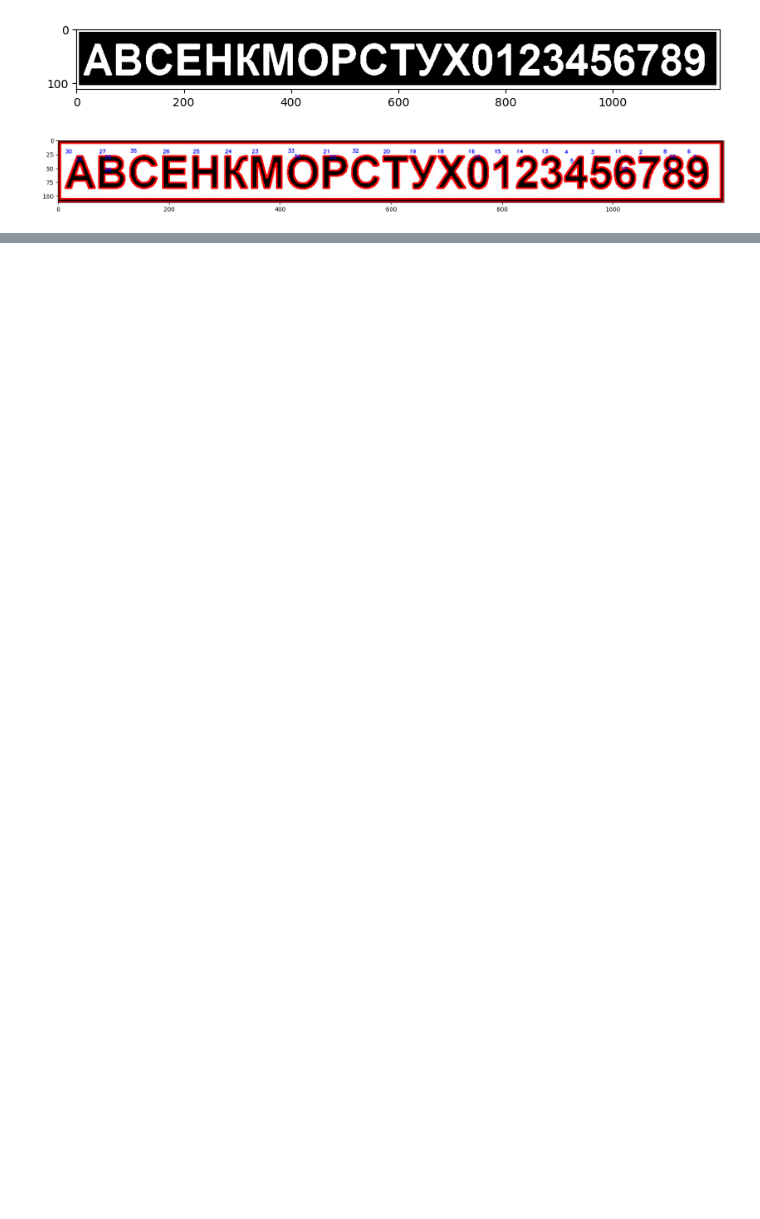
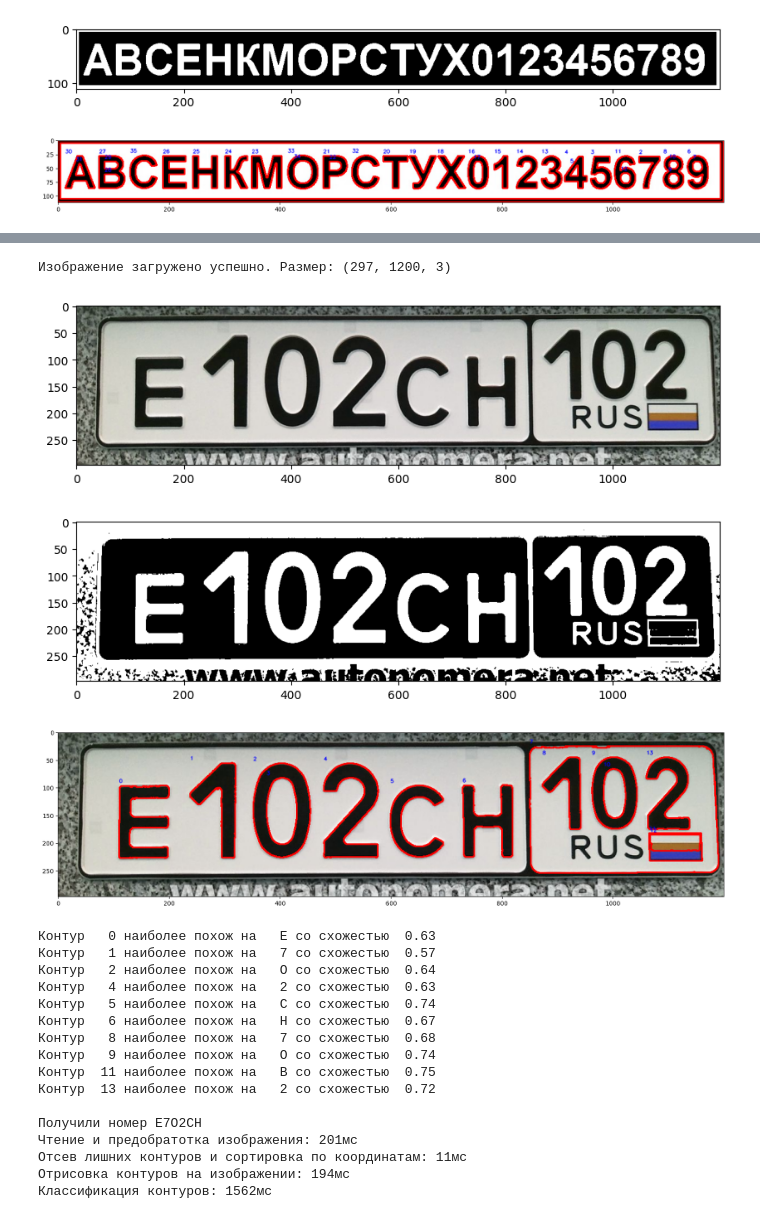
Before and after one commit to ZOaZOaZoa/MAODI, a Jupyter notebook: ЛР4/main.ipynb, the cells around one changed output, grey strips where cells are left out. Drawn from its saved outputs; the diff is of its cells as text; code cells hidden in the pictures; blank space fills up the shorter version.

```diff
--- a/ЛР4/main.ipynb
+++ b/ЛР4/main.ipynb
@@ -124,0 +236,4 @@ class Contour:
+# %%
+sample_contours = dict()
+for character, id in sample_contour_id.items():
+    sample_contours[character] = Contour(contours[id])
@@ -133,3 +281,69 @@ plt.show()
+# %%
+from time import perf_counter
+
+to_open = picture_files_path + 'n11.jpg'
+
+start_time = perf_counter()
+dict_img, dict_mask, contours, hierarchy = read_binarize(to_open, show_additional_steps=False)
+predobr_end_time = perf_counter()
+
+filtered_contours = []
+min_area = 1500
+max_perimeter = 2000
+for i, contour in enumerate(contours):
+    area = cv.contourArea(contour)
+    contour_length = Contour(contour).contour_length()
+    if area > min_area and contour_length < max_perimeter:
+        filtered_contours.append(contour)
+
+def first_point_x(item):
+    return item[0][0][0]
+
+filtered_contours = list(sorted(filtered_contours, key=first_point_x))
+
+contours_predobr_end_time = perf_counter()
+show_img_with_contours(dict_img, filtered_contours)
+contours_draw_end_time = perf_counter()
+
+number = ''
+for i, contour in enumerate(filtered_contours):
+    similarities = calc_similaritites(contour)
+    character, max_similarity = max(similarities.items(), key=lambda x: x[1])
+    if max_similarity < 0.5:
+        continue
+
+    if len(number) < 6:
+        number += character
+    print(f'Контур {i:>3} наиболее похож на {character:>3} со схожестью {max_similarity:>5.2f}')
+classify_end_time = perf_counter()
+
+
+print(f'\nПолучили номер {number}')
+print(f'Чтение и предобратотка изображения: {(predobr_end_time - start_time)*1000:.0f}мс')
+print(f'Отсев лишних контуров и сортировка по координатам: {(contours_predobr_end_time - predobr_end_time)*1000:.0f}мс')
+print(f'Отрисовка контуров на изображении: {(contours_draw_end_time - contours_predobr_end_time)*1000:.0f}мс')
+print(f'Классификация контуров: {(classify_end_time - contours_draw_end_time)*1000:.0f}мс')
+# %% [output]
+Изображение загружено успешно. Размер: (297, 1200, 3)
+[figure, added]
+[figure, added]
+[figure, added]
+Контур   0 наиболее похож на   E со схожестью  0.63
+Контур   1 наиболее похож на   7 со схожестью  0.57
+Контур   2 наиболее похож на   O со схожестью  0.64
+Контур   4 наиболее похож на   2 со схожестью  0.63
+Контур   5 наиболее похож на   C со схожестью  0.74
+Контур   6 наиболее похож на   H со схожестью  0.67
+Контур   8 наиболее похож на   7 со схожестью  0.68
+Контур   9 наиболее похож на   O со схожестью  0.74
+Контур  11 наиболее похож на   B со схожестью  0.75
+Контур  13 наиболее похож на   2 со схожестью  0.72
+
+Получили номер E7O2CH
+Чтение и предобратотка изображения: 201мс
+Отсев лишних контуров и сортировка по координатам: 11мс
+Отрисовка контуров на изображении: 194мс
+Классификация контуров: 1562мс
 # %%
 print(len(contours))
 print(contours[0])
```
Also changed, not shown: parts of 8 cells of this notebook, 3 other files.
